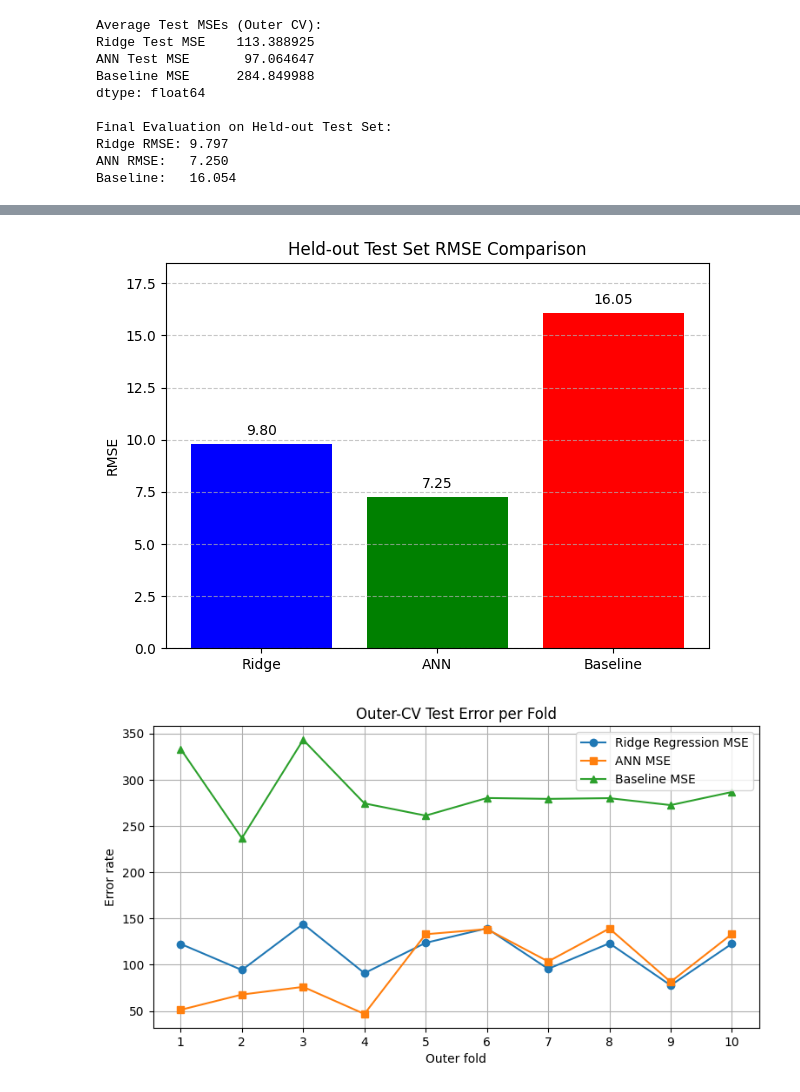
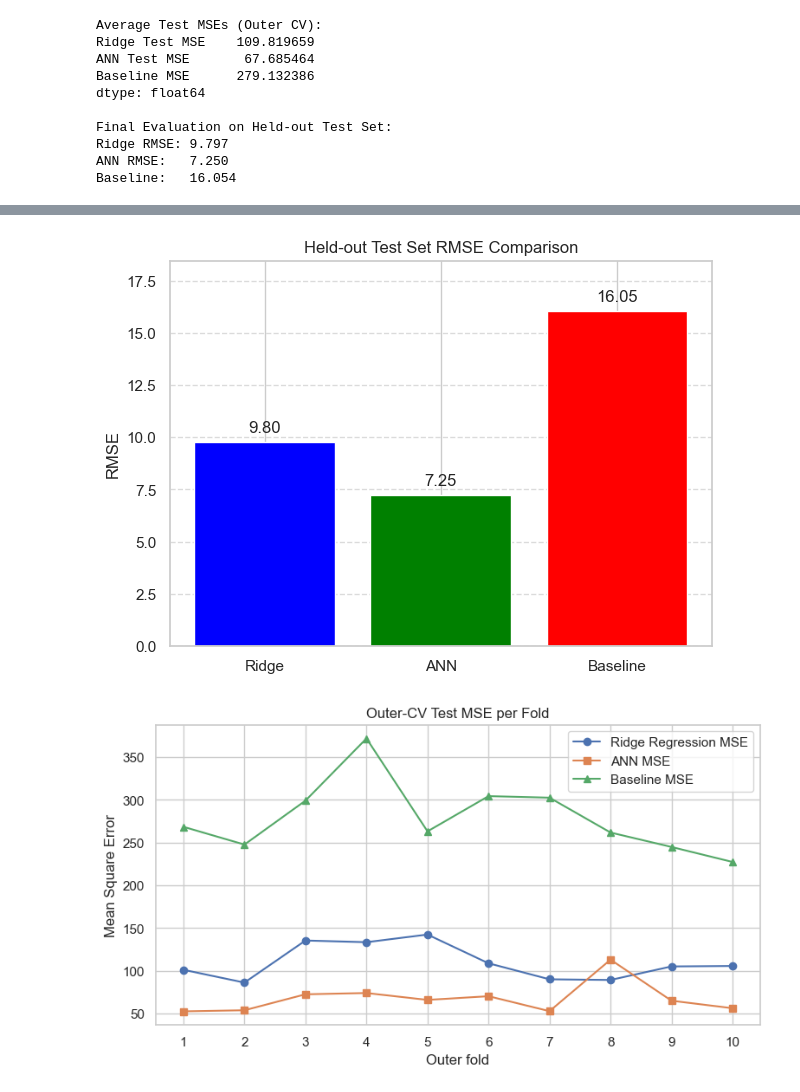
Before and after one commit to chrisd314/02452_Machine_Learning_Project_Fall_2025, a Jupyter notebook: test.ipynb, the cells around one changed output, grey strips where cells are left out. Drawn from its saved outputs; the diff is of its cells as text; code cells hidden in the pictures.

```diff
--- a/test.ipynb
+++ b/test.ipynb
@@ -65,9 +65,9 @@ results = []
 ann_loss_curves = []
 
 # Outer CV
-for fold_number, (train_idx, test_idx) in enumerate(outer_cv.split(X_train, y_train), start=1):
-    X_tr, X_te = X_train.iloc[train_idx], X_train.iloc[test_idx]
-    y_tr, y_te = y_train[train_idx], y_train[test_idx]
+for fold_number, (train_idx, test_idx) in enumerate(outer_cv.split(X, y), start=1):
+    X_tr, X_te = X.iloc[train_idx], X.iloc[test_idx]
+    y_tr, y_te = y[train_idx], y[test_idx]
 
     # Baseline model (mean of y on training fold)
     baseline_pred = np.full_like(y_te, y_tr.mean(), dtype=float)
@@ -218,7 +218,7 @@ Fold 10: λ*=0.2984, h*=1, Ridge MSE=122.719, ANN MSE=133.220, Baseline MSE=286.
 Average Test MSEs (Outer CV):
-Ridge Test MSE    113.388925
-ANN Test MSE       97.064647
-Baseline MSE      284.849988
+Ridge Test MSE    109.819659
+ANN Test MSE       67.685464
+Baseline MSE      279.132386
 dtype: float64
 
 Final Evaluation on Held-out Test Set:
@@ -229,5 +229,5 @@ Baseline:   16.054
-[figure, old version]
+[figure, new version]
-[figure, old version]
+[figure, new version]
 # %%
 from scipy.stats import ttest_rel, t
 import seaborn as sns
```
Also changed, not shown: parts of 3 cells of this notebook, 2 other files.
